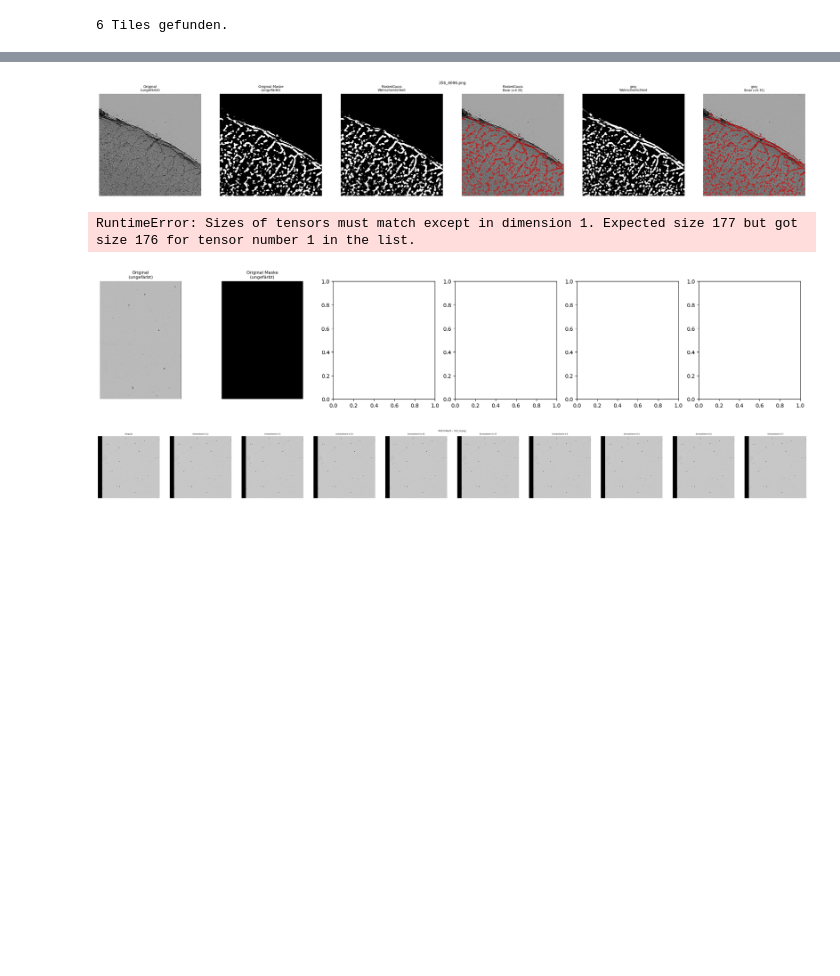
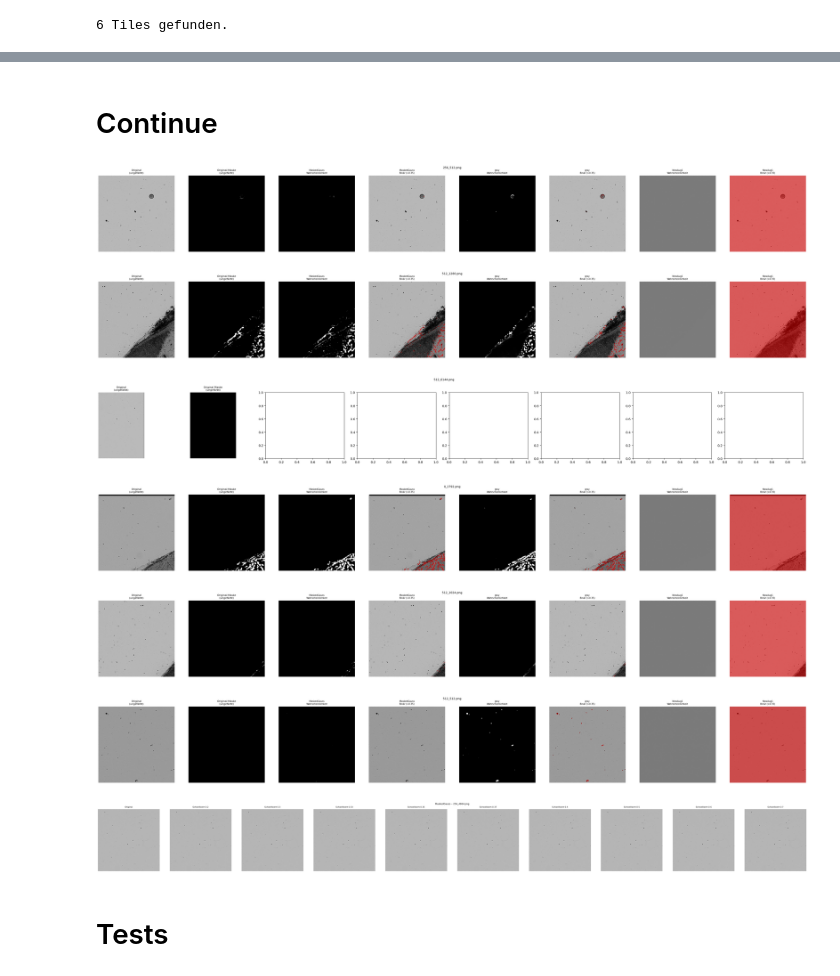
Before and after one commit to Friedrich-Jahns/Projektpraktikum_Master, a Jupyter notebook: augmentation_testing/inspect.ipynb, the cells around one changed output, grey strips where cells are left out. Saved outputs shown, nothing was run; the diff lists cells and outputs as text; code cells hidden in the pictures; blank space fills up the shorter version.

Commit message:
neue augmentation funktioniert nicht richtig... keine sinnvollen ergebnisse

```diff
--- a/augmentation_testing/inspect.ipynb
+++ b/augmentation_testing/inspect.ipynb
@@ -14,17 +14,19 @@ import random
 # ── Einstellungen ─────────────────────────────────────────────────
 cwd        = Path.cwd().parent.parent
 img_dir    = cwd / 'Projektpraktikum_Master/augmentation_testing/dat/val/img'
+ungef_dir    = cwd / 'Projektpraktikum_Master/augmentation_testing/dat/ungef'
 res_dir    = Path('res')
 
 # Runs die verglichen werden sollen
 runs = [
     "MaskedGauss",
-    "gray"
+    "gray",
+    "NewAug1",
 
 ]
 
 n_tiles    = 6      # wie viele Tiles angezeigt werden
 threshold  = 0.35    # Schwellwert für Binärmaske
-device     = torch.device('cuda' if torch.cuda.is_available() else 'cpu')
+device     = torch.device('cpu') # 'cuda' if torch.cuda.is_available() else
 print(f'Device: {device}')
 # %% [output]
@@ -62,10 +65,18 @@ valid_ext = ('.png', '.jpg', '.jpeg', '.tif', '.tiff')
 #     p for p in img_dir.iterdir()
 #     if p.suffix.lower() in valid_ext
 # ])[:n_tiles]
+
+
 all_tiles = sorted([
     p for p in img_dir.iterdir()
     if p.suffix.lower() in valid_ext
 ])
+
+ungef_tiles = sorted([
+    p for p in ungef_dir.iterdir()
+    if p.suffix.lower() in valid_ext
+])
+
 tile_paths = random.sample(all_tiles, n_tiles)
 mask_paths = [
     Path(str(p).replace("/img/", "/mask/"))
@@ -82,7 +93,7 @@ def predict(model, tile):
     with torch.no_grad():
         inp = tile.unsqueeze(0).to(device)
         out = model(inp)
-        prob = torch.sigmoid(out).squeeze().cpu().numpy()
+        prob = torch.sigmoid(out).squeeze().numpy()
     return prob
 # %% [output]
 6 Tiles gefunden.
@@ -103,0 +126,8 @@ tile_paths, mask_paths
+# %%
+# model = cd.models.ResNeXt50UNet(in_channels=1, out_channels=1, nd=2)
+model = cd.fetch_model("ginoro_CpnResNeXt101UNet-fbe875f1a3e5ce2c", check_hash=True)
+tile = load_tile(ungef_tiles[2])
+tile = tile.repeat(3, 1, 1)
+print(tile.shape)
+prob   = predict(model, tile)
+binary = (prob > threshold).astype(float)
@@ -103,0 +141,11 @@ tile_paths, mask_paths
+# %%
+plt.imshow(tile.squeeze().numpy(), cmap='gray', vmin=0, vmax=1)
+overlay = np.zeros((*binary.shape, 4))
+overlay[..., 0] = 1.0
+overlay[..., 3] = binary * 0.5
+plt.imshow(overlay)
+plt.axis('off')
+plt.show()
+plt.imshow(tile.squeeze().numpy(), cmap='gray', vmin=0, vmax=1)
+plt.axis('off')
+plt.show()
@@ -104,3 +158,5 @@ tile_paths, mask_paths
+# %% [markdown]
+# Continue
 # %%
 # ── Visualisierung ────────────────────────────────────────────────
 n_cols = 2 + len(models) * 2  # Bild + Soll-Mask + (prob + binary) pro Modell
@@ -115,36 +171,44 @@ for tile_path, mask_path in zip(tile_paths, mask_paths):
     axes[0].set_title('Original\n(ungefärbt)', fontsize=8)
     axes[0].axis('off')
 
     axes[1].imshow(mask.squeeze().numpy(), cmap='gray', vmin=0, vmax=1)
     axes[1].set_title('Original Maske\n(ungefärbt)', fontsize=8)
     axes[1].axis('off')
+
+    ungef_tiles
+
     # Vorhersagen
     for i, (run, model) in enumerate(models.items()):
+        if tile.shape != (1, 512, 512):
+            continue
         prob   = predict(model, tile)
         binary = (prob > threshold).astype(float)
 
         ax_prob   = axes[2 + i * 2]
         ax_binary = axes[3 + i * 2]
 
         ax_prob.imshow(prob, cmap='gray', vmin=0, vmax=1)
         ax_prob.set_title(f'{run}\nWahrscheinlichkeit', fontsize=7)
         ax_prob.axis('off')
 
         ax_binary.imshow(tile.squeeze().numpy(), cmap='gray', vmin=0, vmax=1)
         overlay = np.zeros((*binary.shape, 4))
         overlay[..., 0] = 1.0
         overlay[..., 3] = binary * 0.5
         ax_binary.imshow(overlay)
         ax_binary.set_title(f'{run}\nBinär (>{threshold})', fontsize=7)
         ax_binary.axis('off')
 
     plt.suptitle(tile_path.name, fontsize=9)
     plt.tight_layout()
     plt.show()
 # %% [output]
-[figure, old version]
+[figure, new version]
-RuntimeError: Sizes of tensors must match except in dimension 1. Expected size 177 but got size 176 for tensor number 1 in the list.
-[figure, old version]
+[figure, new version]
+[figure, added]
+[figure, added]
+[figure, added]
+[figure, added]
 # %%
 # ── Schwellwert interaktiv anpassen ──────────────────────────────
 # Einzelnes Tile mit verschiedenen Schwellwerten anschauen
@@ -174,4 +238,6 @@ plt.suptitle(f'{run_name} – {tile_paths[tile_idx].name}', fontsize=9)
 plt.tight_layout()
 plt.show()
 # %% [output]
-[figure, old version]
+[figure, new version]
+# %% [markdown]
+# Tests
```
Also changed, not shown: parts of 16 cells of this notebook, 18 other files.
